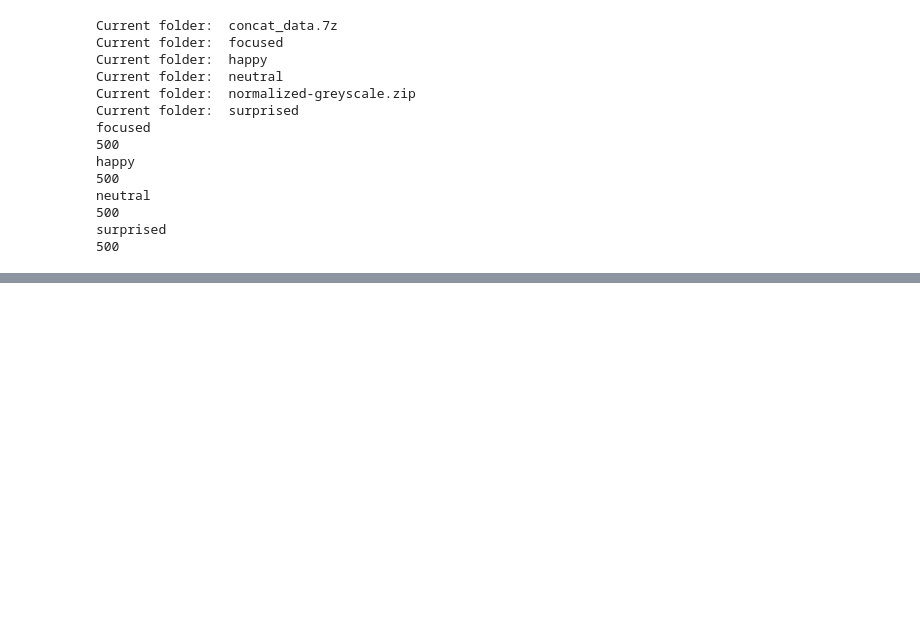
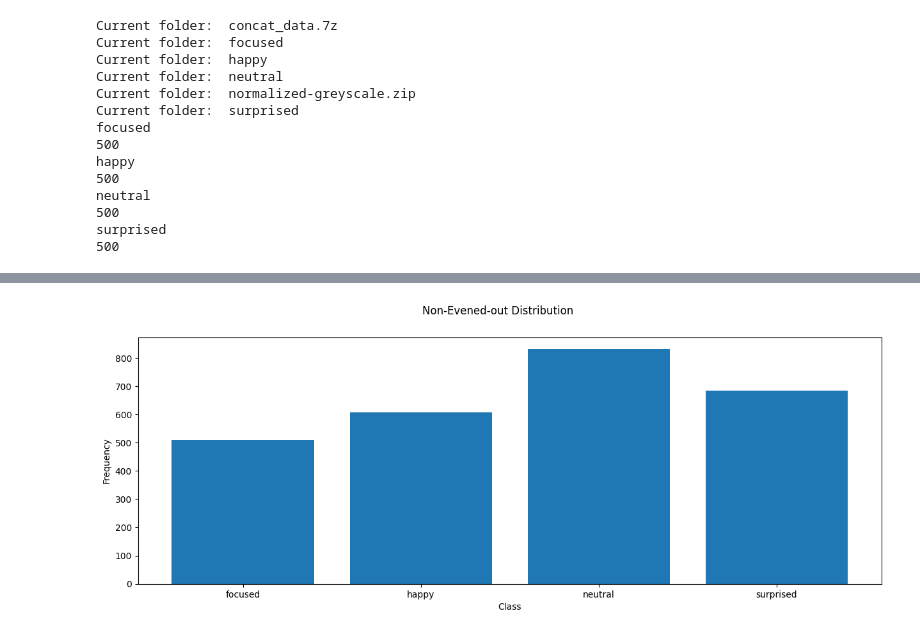
Before and after one commit to ruaidusmani/Emotional-Recognition-of-Students-in-Online-Classrooms, a Jupyter notebook: preprocessing/shuffle_plots.ipynb, the cells around one changed output, grey strips where cells are left out. Cells and saved outputs as stored; diff of their text form; code cells hidden in the pictures; blank space fills up the shorter version.

```diff
--- a/preprocessing/shuffle_plots.ipynb
+++ b/preprocessing/shuffle_plots.ipynb
@@ -267,0 +283,26 @@ Text(0, 0.5, 'Frequency')
+# %%
+#generate a bar chart for the number of files in each folder
+#make 3x4 plot for each folder
+fig, axs = plt.subplots(1, 1)
+fig.set_size_inches(15, 5)
+fig.suptitle('Non-Evened-out Distribution')
+
+
+#plot a bar chart for each key based on the len() value
+lenghts = []
+labels = []
+for key in directories_to_explore:
+    lenghts.append(directories_to_explore[key])
+    labels.append(key)
+axs.bar(labels, lenghts)
+
+
+#set x-label
+axs.set_xlabel('Class')
+
+#set y-label
+axs.set_ylabel('Frequency')
+
+plt.savefig('../preprocessing/non_evened_out_distribution.png')
+# %% [output]
+[figure, added]
```
Also changed, not shown: parts of 7 cells of this notebook, 6 other files.
